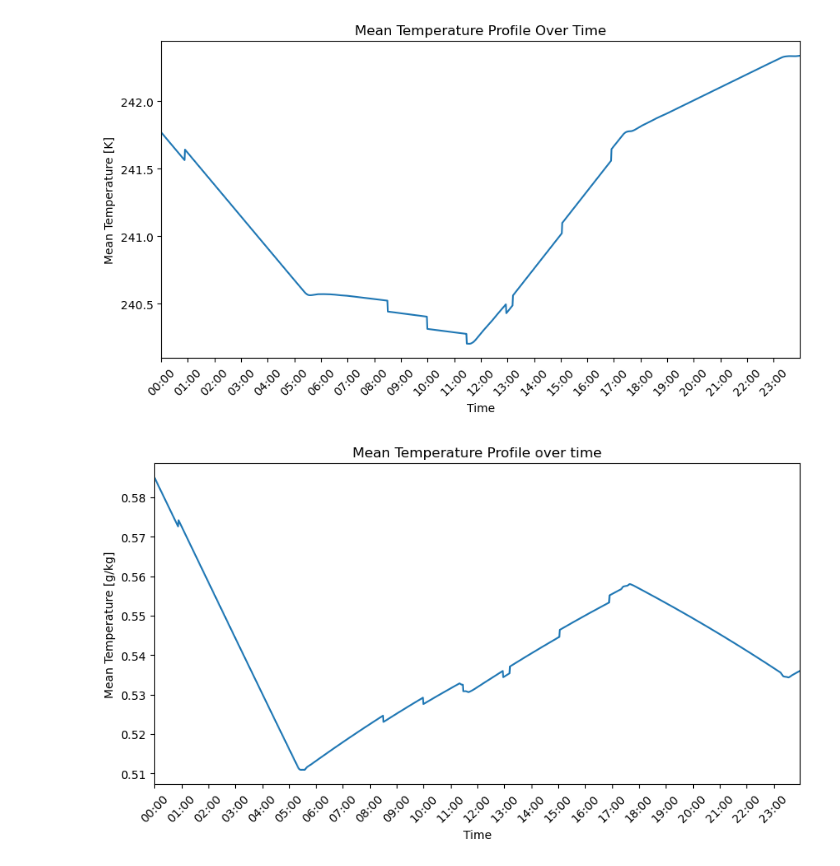
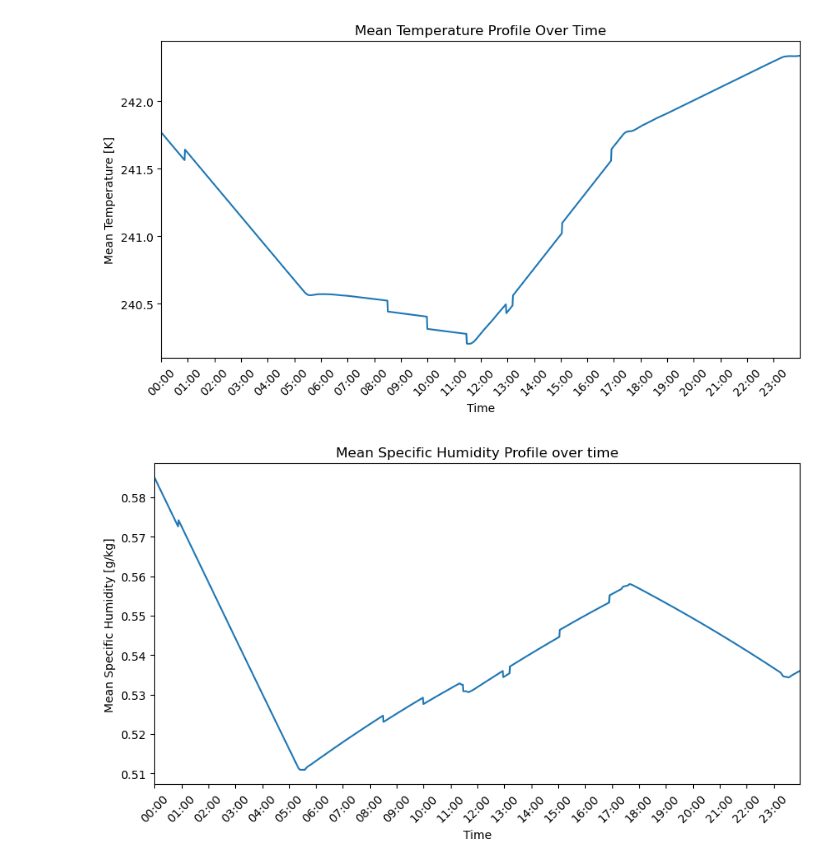
Before and after one commit to clevernat/BL-term-project, a Jupyter notebook: term-project.ipynb, the cells around one changed output. Cells and saved outputs as stored; diff of their text form; code cells hidden in the pictures.

```diff
--- a/term-project.ipynb
+++ b/term-project.ipynb
@@ -38,4 +38,5 @@ height = data['height']
 temperature = data['temp'] + 273.15 # convert from deg celcius to kelvin
 specific_humidity = data['sh']  * 1000  # Convert from g/g to g/kg
 potential_temperature = data['potential_temp']
+relative_humidity = data['rh']
 # %% [markdown]
@@ -117,22 +152,24 @@ Text(0.5, 1.0, 'Vertical Profile of Specific Humidity Over Time')
 # Lists to store the mean values for each variable
 mean_temperatures = []
 mean_specific_humidity = []
-mean_potential_temperature = []
+mean_relative_humidity = []
+
 
 # Looping through each unique time and calculating the mean for each variable
 for time_point in time:
     mean_temp = temperature.sel(time=time_point).mean().item()
     mean_sh = specific_humidity.sel(time=time_point).mean().item()
-    mean_pt = potential_temperature.sel(time=time_point).mean().item()
+    # mean_pt = potential_temperature.sel(time=time_point).mean().item()
+    mean_rh = relative_humidity.sel(time=time_point).mean().item()
 
     mean_temperatures.append(mean_temp)
     mean_specific_humidity.append(mean_sh)
-    mean_potential_temperature.append(mean_pt)
+    mean_relative_humidity.append(mean_rh)
 
 # # # Example: Displaying the first few mean values for each variable
 print("First few mean temperatures:", mean_temperatures[:5])
 print("First few mean specific humidity values:", mean_specific_humidity[:5])
-print("First few mean potential temperatures:", mean_potential_temperature[:5])
+print("First few mean relative humidity values:", mean_relative_humidity[:5])
 # %% [output]
 First few mean temperatures: [241.7659912109375, 241.7620849609375, 241.7581787109375, 241.75425720214844, 241.7503662109375]
 First few mean specific humidity values: [0.5848966240882874, 0.5846609473228455, 0.584425151348114, 0.5841894149780273, 0.5839536190032959]
@@ -165,25 +202,25 @@ plt.xticks(rotation=45);
 # %%
 # Creating the plot using fig, ax
 fig, ax = plt.subplots(figsize=(10, 5))
 
 # Plotting the data
 ax.plot(time, mean_specific_humidity)
 
 # Formatting the plot
 ax.set_xlabel('Time')
-ax.set_ylabel('Mean Temperature [g/kg]')
-ax.set_title('Mean Temperature Profile over time')
+ax.set_ylabel('Mean Specific Humidity [g/kg]')
+ax.set_title('Mean Specific Humidity Profile over time')
 
 # Set x-ticks at regular intervals (e.g., every 3 hours)
 ax.xaxis.set_major_locator(mdates.HourLocator(interval=1))
 ax.xaxis.set_major_formatter(mdates.DateFormatter('%H:%M'))
 
 # Set x-axis limits from 00:00 to 23:59 on March 13th
 start_time = datetime.datetime(2020, 3, 13, 0, 0)
 end_time = datetime.datetime(2020, 3, 13, 23, 59)
 ax.set_xlim(start_time, end_time)
 
 # Rotate the x-tick labels for better readability
 plt.xticks(rotation=45);
 # %% [output]
-[figure, old version]
+[figure, new version]
```
Also changed, not shown: parts of 5 cells of this notebook.
